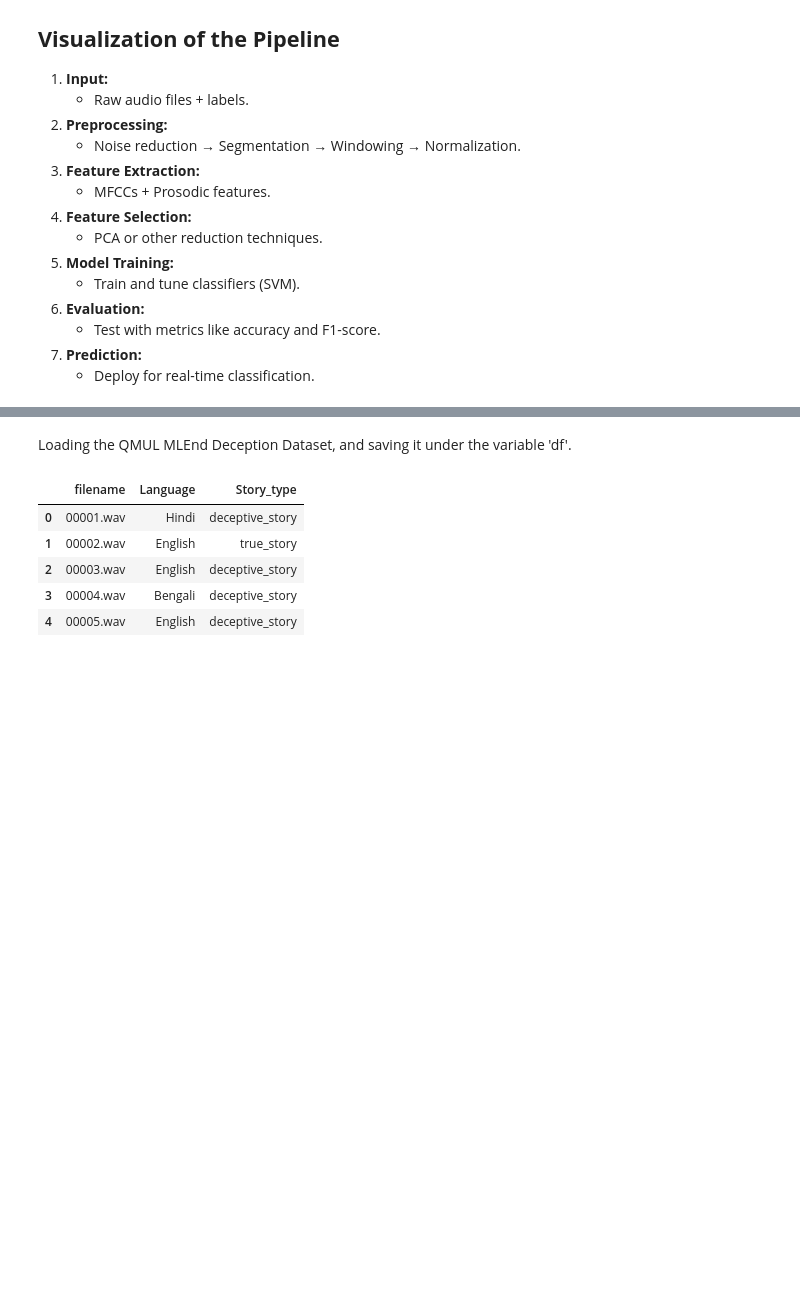
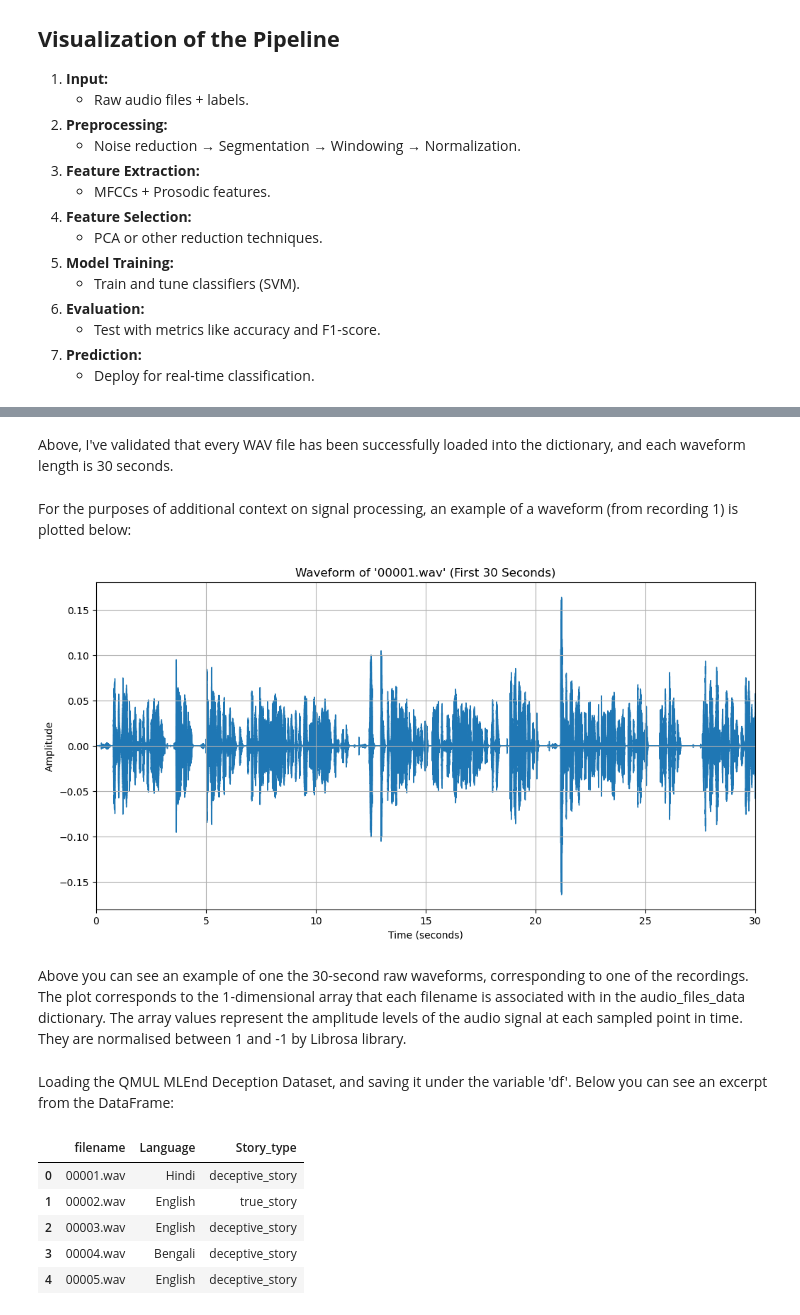
Before and after one commit to alenabd24/Lie-Detection-Using-Speech-Processing, a Jupyter notebook: ECS7020P_miniproject_2425.ipynb, the cells around one changed output, grey strips where cells are left out. Saved outputs shown, nothing was run; the diff lists cells and outputs as text; code cells hidden in the pictures; blank space fills up the shorter version.

```diff
--- a/ECS7020P_miniproject_2425.ipynb
+++ b/ECS7020P_miniproject_2425.ipynb
@@ -286,0 +286,14 @@ Downloading 00100.wav...
+# %%
+import os
+import librosa
+
+# Directory containing the .wav files
+directory = os.getcwd()  # Use current directory, or specify the path
+wav_files = [file for file in os.listdir(directory) if file.endswith('.wav')]
+
+# Process each file to load only the first 30 seconds
+for file in wav_files:
+    file_path = os.path.join(directory, file)  # Ensures correct file paths
+    print(f"Processing {file}...")
+    y, sr = librosa.load(file_path, sr=None, duration=30.0)  # Load first 30 seconds
+    print(f"Loaded {file} with {len(y)} samples (Duration: {len(y) / sr:.2f} seconds)")
@@ -286,0 +320,6 @@ Downloading 00100.wav...
+# %%
+audio_files_data = {}
+for file in wav_files:
+    file_path = os.path.join(directory, file)
+    y, sr = librosa.load(file_path, sr=None, duration=30.0)
+    audio_files_data[file] = y
@@ -287,5 +353,31 @@ Downloading 00100.wav...
+# %% [markdown]
+Above, I've validated that every WAV file has been successfully loaded into the dictionary, and each waveform length is 30 seconds.
+# %% [markdown]
+For the purposes of additional context on signal processing, an example of a waveform (from recording 1) is plotted below:
+# %%
+import librosa.display
+import matplotlib.pyplot as plt
+import os
+
+# Load the first 30 seconds of '00001.wav'
+file_path = os.path.join(os.getcwd(), '00001.wav')
+waveform, sr = librosa.load(file_path, sr=None, duration=30.0)
+
+# Plot the waveform
+plt.figure(figsize=(12, 6))
+librosa.display.waveshow(waveform, sr=sr)
+plt.title("Waveform of '00001.wav' (First 30 Seconds)")
+plt.xlabel("Time (seconds)")
+plt.ylabel("Amplitude")
+plt.xlim(0, 30)
+plt.grid()
+plt.show()
+# %% [output]
+[figure, added]
+# %% [markdown]
+Above you can see an example of one the 30-second raw waveforms, corresponding to one of the recordings. The plot corresponds to the 1-dimensional array that each filename is associated with in the audio_files_data dictionary. The array values represent the amplitude levels of the audio signal at each sampled point in time. They are normalised between 1 and -1 by Librosa library.
 # %% [markdown]
-Loading the QMUL MLEnd Deception Dataset, and saving it under the variable 'df'.
+Loading the QMUL MLEnd Deception Dataset, and saving it under the variable 'df'. Below you can see an excerpt from the DataFrame:
 # %%
 import pandas as pd
 
```
Also changed, not shown: parts of 58 cells of this notebook.
